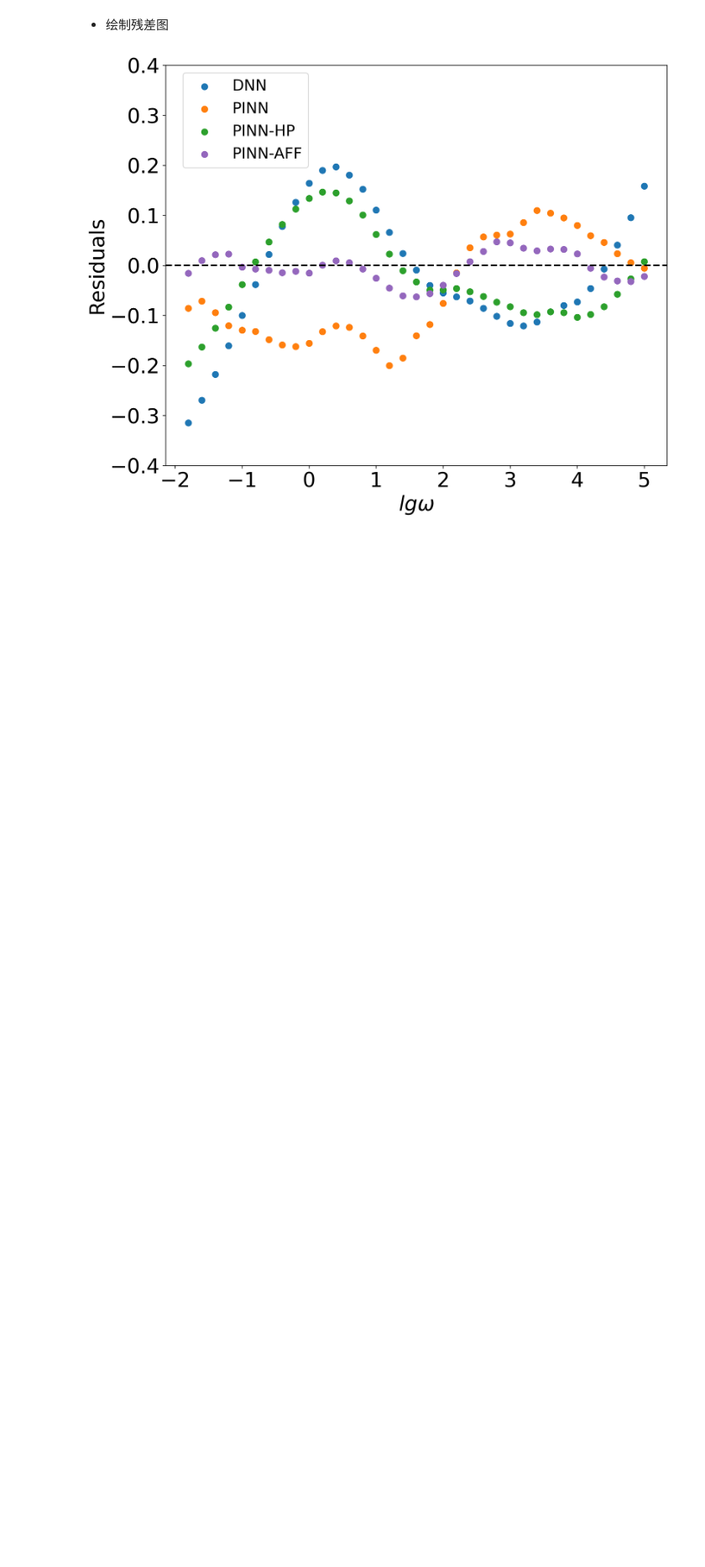
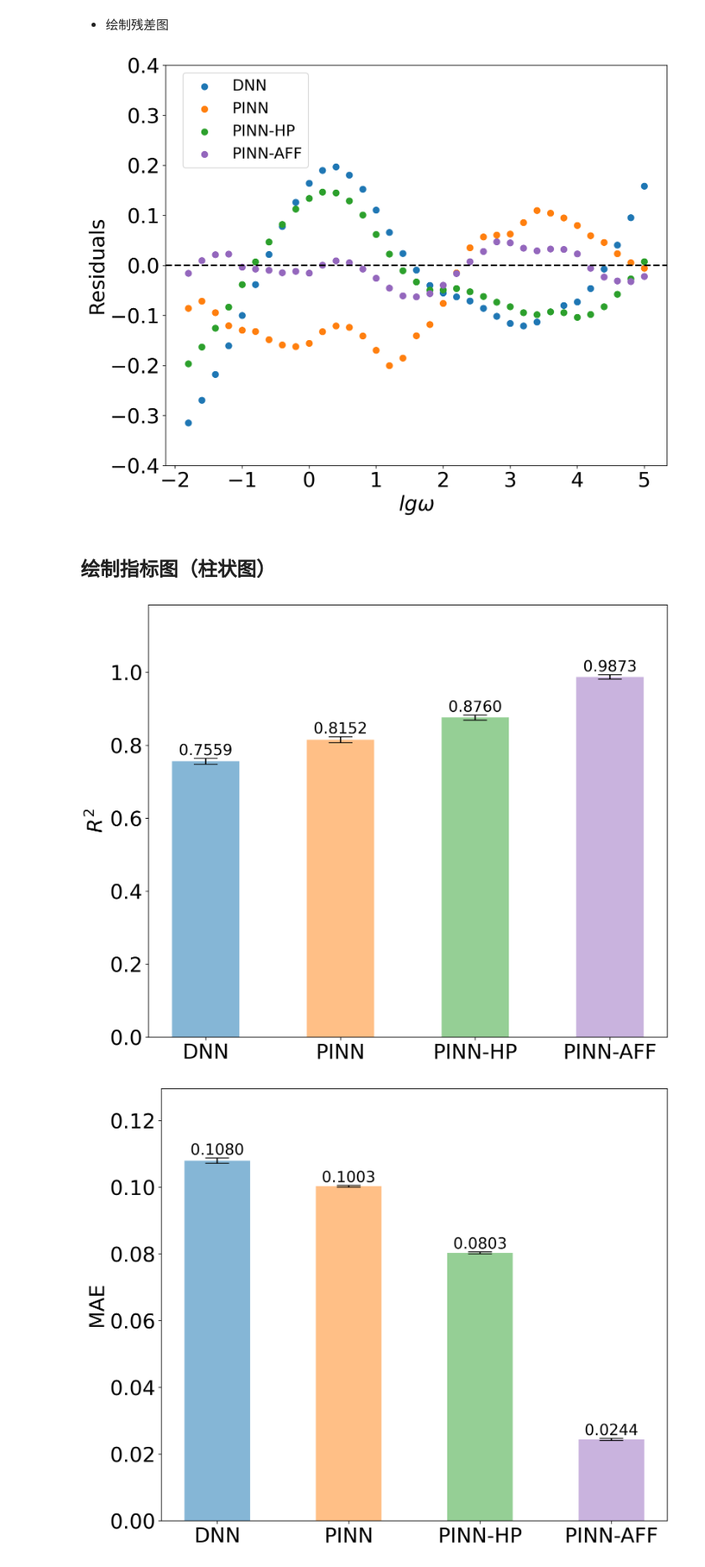
Before and after one commit to xiaolihuamao/Constitutive_Equation, a Jupyter notebook: MFNN/singlefluid/MFNN_com_PFGs.ipynb, the cells around one changed output. Shown at 84% size. Saved outputs shown, nothing was run; the diff lists cells and outputs as text; code cells hidden in the pictures; blank space fills up the shorter version.

```diff
--- a/MFNN/singlefluid/MFNN_com_PFGs.ipynb
+++ b/MFNN/singlefluid/MFNN_com_PFGs.ipynb
@@ -599,3 +585,77 @@ plt.tight_layout()
 plt.show()
 # %% [output]
 [figure]
+# %% [markdown]
+## 绘制指标图（柱状图）
+# %%
+import matplotlib.pyplot as plt
+import numpy as np
+from matplotlib.colors import LinearSegmentedColormap
+
+# 示例数据
+metrics = [f'$R^{2}$', 'MAE', 'MAPE', 'Training Time']
+dnn_values = [0.7559, 0.1080, 0.1909, 499]  # DNN 值
+pinn_values = [0.8152, 0.1003, 0.1501, 546]  # PINN 值
+pinn_hp_values = [0.8760, 0.0803, 0.1323, 508]  # PINN-HP 值
+pinn_aff_values = [0.9873, 0.0244, 0.0324, 522]  # PINN-AFF 值
+
+# 误差棒（请根据实际情况替换）
+dnn_errors = [0.008, 0.0008, 0.0008, 5]  # DNN 误差
+pinn_errors = [0.008, 0.0003, 0.0005, 4]  # PINN 误差
+pinn_hp_errors = [0.007, 0.0003, 0.0005, 3]  # PINN-HP 误差
+pinn_aff_errors = [0.006, 0.0003, 0.0005, 4]  # PINN-AFF 误差
+
+# 颜色设置
+dnn_color = 'tab:blue'  # 蓝色
+pinn_color = 'tab:orange'  # 橙色
+pinn_hp_color = 'tab:green'  # 绿色
+pinn_aff_color = 'tab:purple'  # 紫色
+
+# 创建渐变颜色映射
+def create_gradient_cmap(color1, color2, gamma=2.0, N=256):
+    cmap = LinearSegmentedColormap.from_list('custom_cmap', [color1, color2], N=N)
+    cmap._init()
+    cmap._lut[:, -1] = np.linspace(0, 1, cmap.N + 3) ** gamma
+    return cmap
+
+# 绘制柱状图
+def plot_bar(ax, x, value, error, color, label):
+    bar = ax.bar(x, value, width=0.1, color=color, yerr=error, capsize=14, label=label)
+    for rect in bar:
+        height = rect.get_height()
+        # 标签的 y 坐标 = 柱子高度 + 误差棒高度
+        label_y = height + error  # 使用当前指标的误差值
+        if metric == 'Training Time':
+            ax.text(rect.get_x() + rect.get_width() / 2.0, label_y, f'{height:.0f}', ha='center', va='bottom', fontsize=18)
+        else:
+            ax.text(rect.get_x() + rect.get_width() / 2.0, label_y, f'{height:.4f}', ha='center', va='bottom', fontsize=18)
+
+# 绘图
+for i, metric in enumerate(metrics):
+    fig, ax = plt.subplots(figsize=(10, 8), dpi=300)
+    x = [1, 1.2, 1.4, 1.6]  # 柱状图位置：DNN, PINN, PINN-HP, PINN-AFF
+
+    # 创建渐变颜色
+    dnn_cmap = create_gradient_cmap('lightblue', dnn_color)
+    pinn_cmap = create_gradient_cmap('white', pinn_color)
+    pinn_hp_cmap = create_gradient_cmap('white', pinn_hp_color)
+    pinn_aff_cmap = create_gradient_cmap('white', pinn_aff_color)
+
+    # 绘制柱状图
+    plot_bar(ax, x[0], dnn_values[i], dnn_errors[i], dnn_cmap(0.8), 'DNN')
+    plot_bar(ax, x[1], pinn_values[i], pinn_errors[i], pinn_cmap(0.8), 'PINN')
+    plot_bar(ax, x[2], pinn_hp_values[i], pinn_hp_errors[i], pinn_hp_cmap(0.8), 'PINN-HP')
+    plot_bar(ax, x[3], pinn_aff_values[i], pinn_aff_errors[i], pinn_aff_cmap(0.8), 'PINN-AFF')
+
+    # 设置坐标轴
+    ax.set_xticks(x)
+    ax.set_xticklabels(['DNN', 'PINN', 'PINN-HP', 'PINN-AFF'], fontsize=24)
+    ax.set_ylabel(metric + (' [s]' if metric == 'Training Time' else ''), fontsize=24)
+    ax.set_ylim(0, max(dnn_values[i], pinn_values[i], pinn_hp_values[i], pinn_aff_values[i]) * 1.2)
+    ax.tick_params(axis='y', labelsize=24)  # 设置 y 轴刻度字体大小为 24
+
+    plt.tight_layout()
+    plt.show()
+# %% [output]
+[figure, added]
+[figure, added]
```
Also changed, not shown: parts of 3 cells of this notebook, 1 other file.
